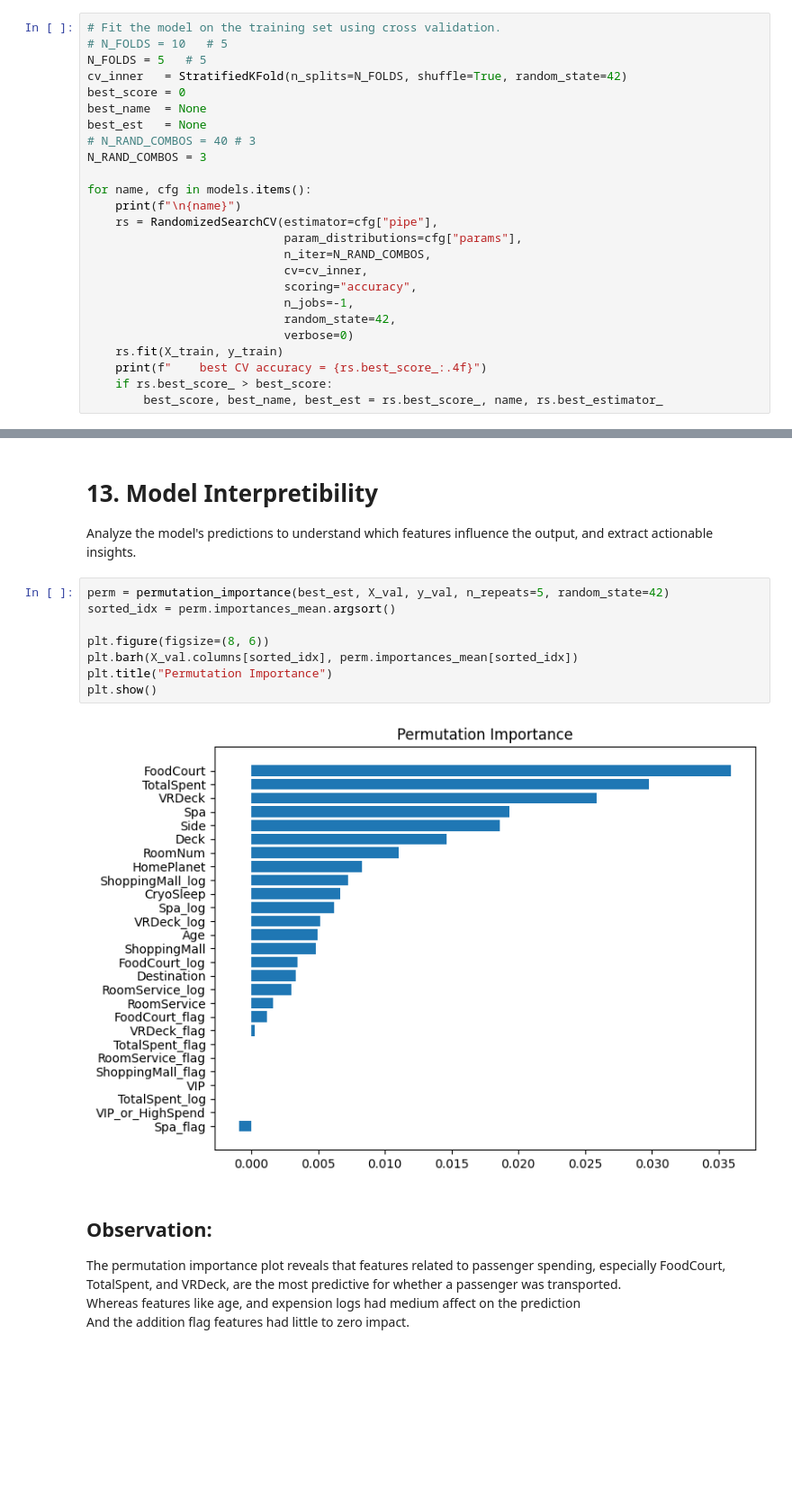
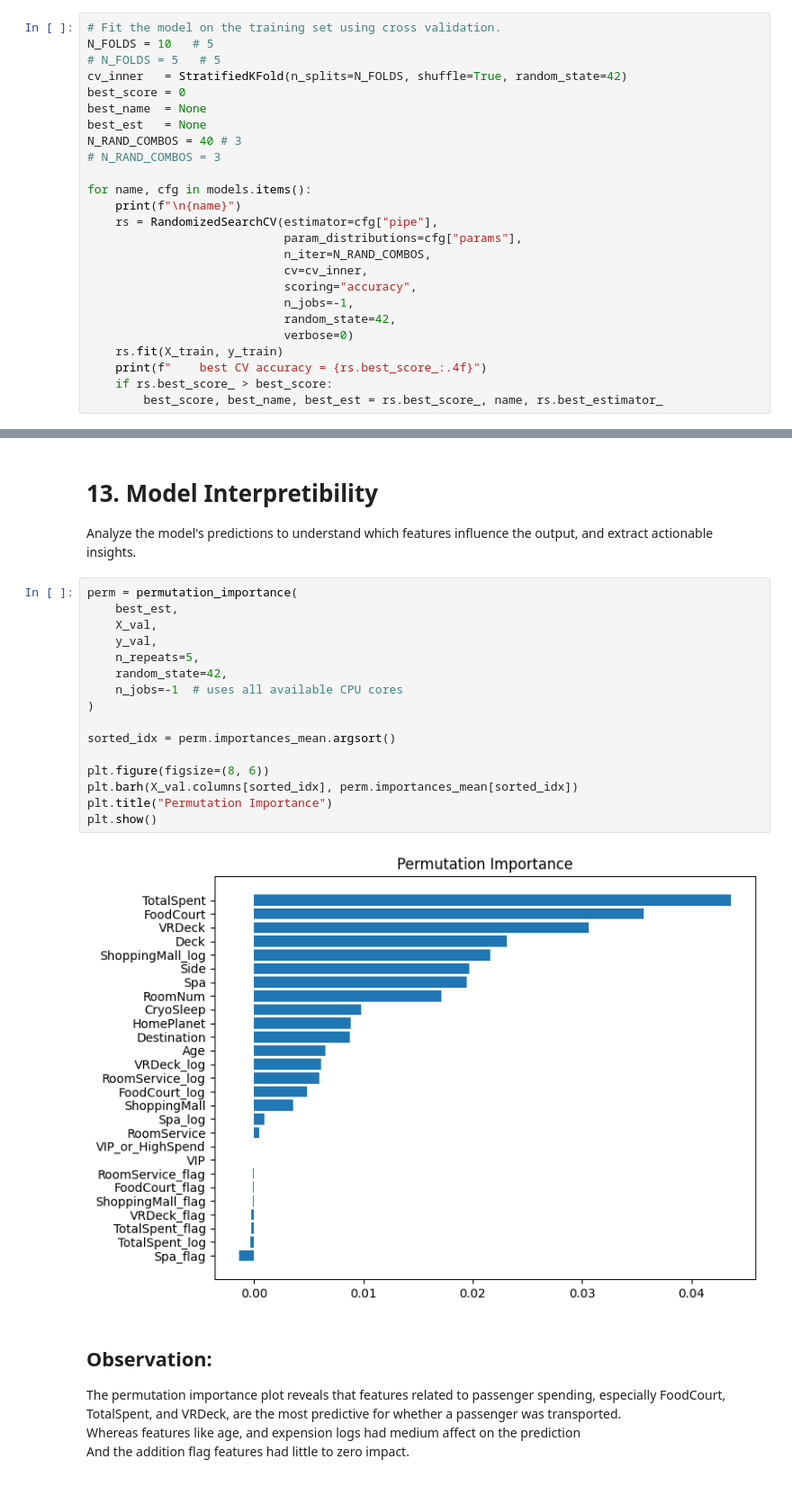
Before and after one commit to inablagur/Titanic-Spaceship, a Jupyter notebook: titanic_notebook.ipynb, the cells around one changed output, grey strips where cells are left out. Shown at 90% size. Saved outputs shown, nothing was run; the diff lists cells and outputs as text; blank space fills up the shorter version.

Commit message:
Same notebook with higher number of RandomizedSearchCV combinations

```diff
--- a/titanic_notebook.ipynb
+++ b/titanic_notebook.ipynb
@@ -416,14 +448,14 @@ models = {
 Over the training set, and perform first evalueation using cross validation
 # %%
 # Fit the model on the training set using cross validation.
-# N_FOLDS = 10   # 5
-N_FOLDS = 5   # 5
+N_FOLDS = 10   # 5
+# N_FOLDS = 5   # 5
 cv_inner   = StratifiedKFold(n_splits=N_FOLDS, shuffle=True, random_state=42)
 best_score = 0
 best_name  = None
 best_est   = None
-# N_RAND_COMBOS = 40 # 3
-N_RAND_COMBOS = 3
+N_RAND_COMBOS = 40 # 3
+# N_RAND_COMBOS = 3
 
 for name, cfg in models.items():
     print(f"\n{name}")
@@ -552,15 +584,23 @@ weighted avg      0.816     0.816     0.816      1739
 
 Analyze the model's predictions to understand which features influence the output, and extract actionable insights.
 # %%
-perm = permutation_importance(best_est, X_val, y_val, n_repeats=5, random_state=42)
+perm = permutation_importance(
+    best_est,
+    X_val,
+    y_val,
+    n_repeats=5,
+    random_state=42,
+    n_jobs=-1  # uses all available CPU cores
+)
+
 sorted_idx = perm.importances_mean.argsort()
 
 plt.figure(figsize=(8, 6))
 plt.barh(X_val.columns[sorted_idx], perm.importances_mean[sorted_idx])
 plt.title("Permutation Importance")
 plt.show()
 # %% [output]
-[figure, old version]
+[figure, new version]
 # %% [markdown]
 ## Observation:
 
```
Also changed, not shown: parts of 18 cells of this notebook.
